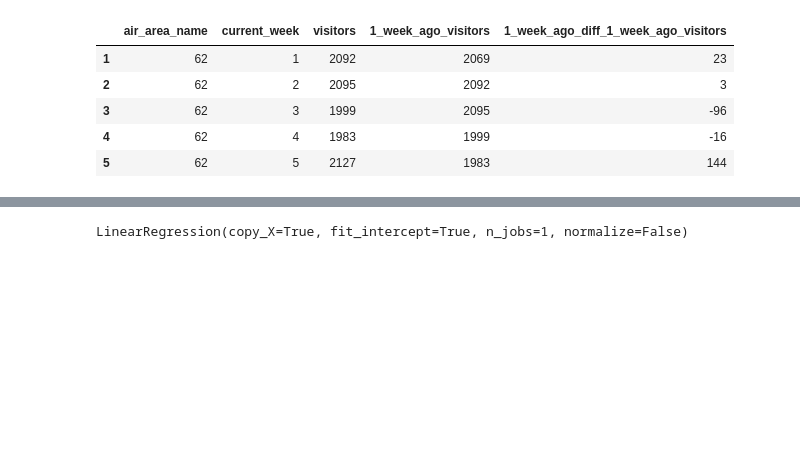
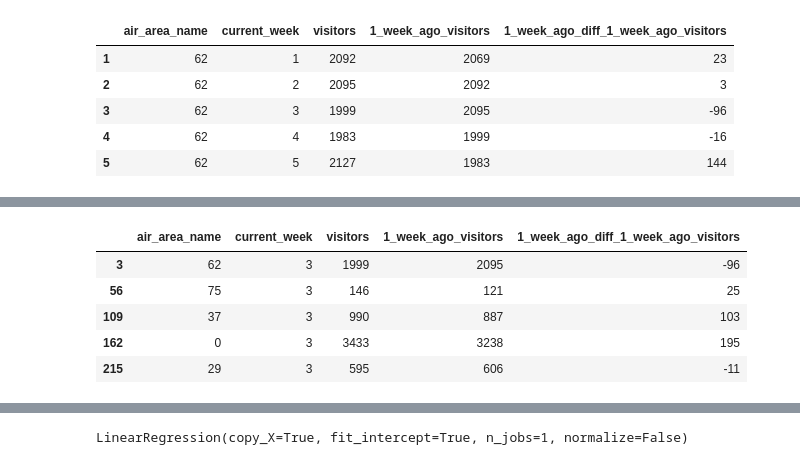
Before and after one commit to Gan001/dataviz-final-project, a Jupyter notebook: ML_Air.ipynb, the cells around one changed output, grey strips where cells are left out. Cells and saved outputs as stored; diff of their text form; code cells hidden in the pictures; blank space fills up the shorter version.

```diff
--- a/ML_Air.ipynb
+++ b/ML_Air.ipynb
@@ -102,0 +114,11 @@ X_train, X_test, y_train, y_test = train_test_split(X, y, random_state=42)
+# %%
+week_three_clean_ml_df = clean_ml_df.loc[clean_ml_df["current_week"] == 3]
+no_zeroes_three_clean_ml_df = week_three_clean_ml_df.loc[week_three_clean_ml_df["visitors"] != 0]
+no_zeroes_three_clean_ml_df.head(5)
+# %% [output]
+|  | air_area_name | current_week | visitors | 1_week_ago_visitors | 1_week_ago_diff_1_week_ago_visitors |
+| 3 | 62 | 3 | 1999 | 2095 | -96 |
+| 56 | 75 | 3 | 146 | 121 | 25 |
+| 109 | 37 | 3 | 990 | 887 | 103 |
+| 162 | 0 | 3 | 3433 | 3238 | 195 |
+| 215 | 29 | 3 | 595 | 606 | -11 |
```
Also changed, not shown: parts of 15 cells of this notebook.
